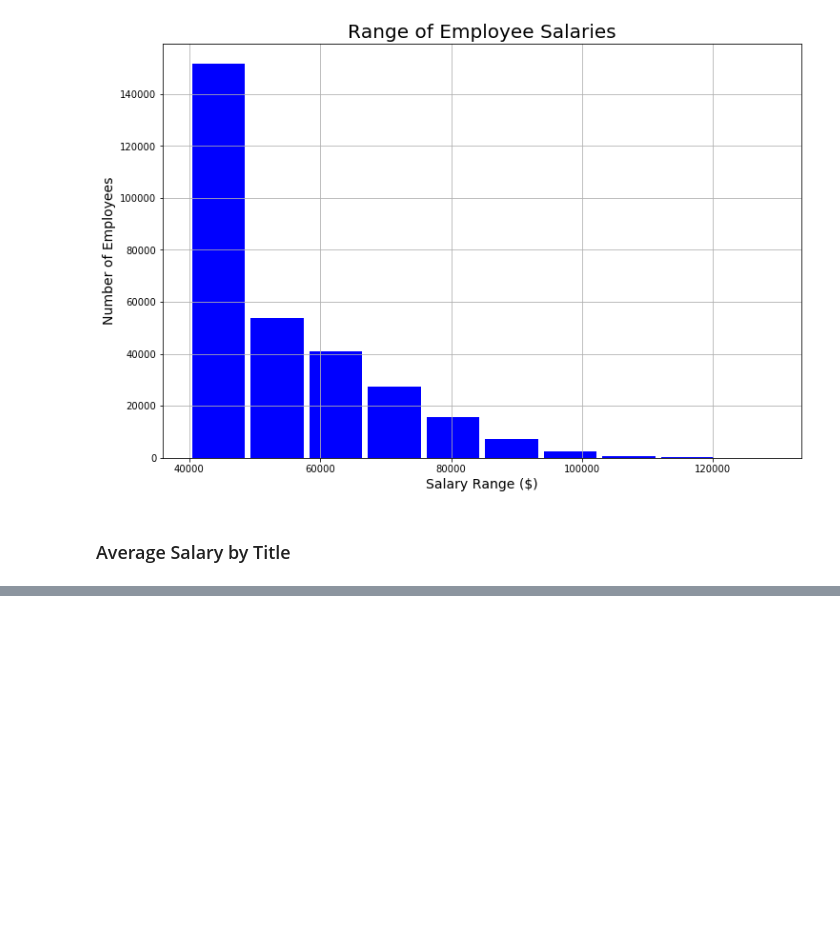
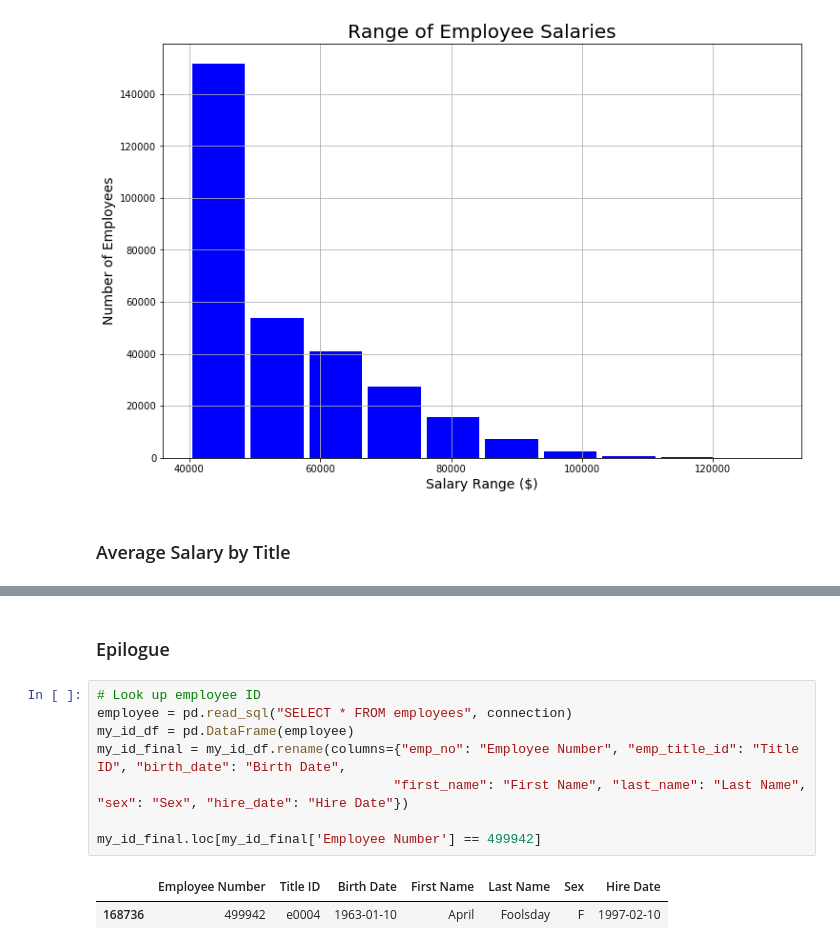
Before and after one commit to Nicole1701/database-analysis-sql, a Jupyter notebook: Bonus.ipynb, the cells around one changed output, grey strips where cells are left out. Drawn from its saved outputs; the diff is of its cells as text; blank space fills up the shorter version.

```diff
--- a/Bonus.ipynb
+++ b/Bonus.ipynb
@@ -197,0 +226,13 @@ data_groupby = dataframe_final
+# %% [markdown]
+### Epilogue
+# %%
+# Look up employee ID
+employee = pd.read_sql("SELECT * FROM employees", connection)
+my_id_df = pd.DataFrame(employee)
+my_id_final = my_id_df.rename(columns={"emp_no": "Employee Number", "emp_title_id": "Title ID", "birth_date": "Birth Date",
+                                      "first_name": "First Name", "last_name": "Last Name", "sex": "Sex", "hire_date": "Hire Date"})
+
+my_id_final.loc[my_id_final['Employee Number'] == 499942]
+# %% [output]
+|  | Employee Number | Title ID | Birth Date | First Name | Last Name | Sex | Hire Date |
+| 168736 | 499942 | e0004 | 1963-01-10 | April | Foolsday | F | 1997-02-10 |
```
Also changed, not shown: parts of 3 cells of this notebook, 3 other files.
